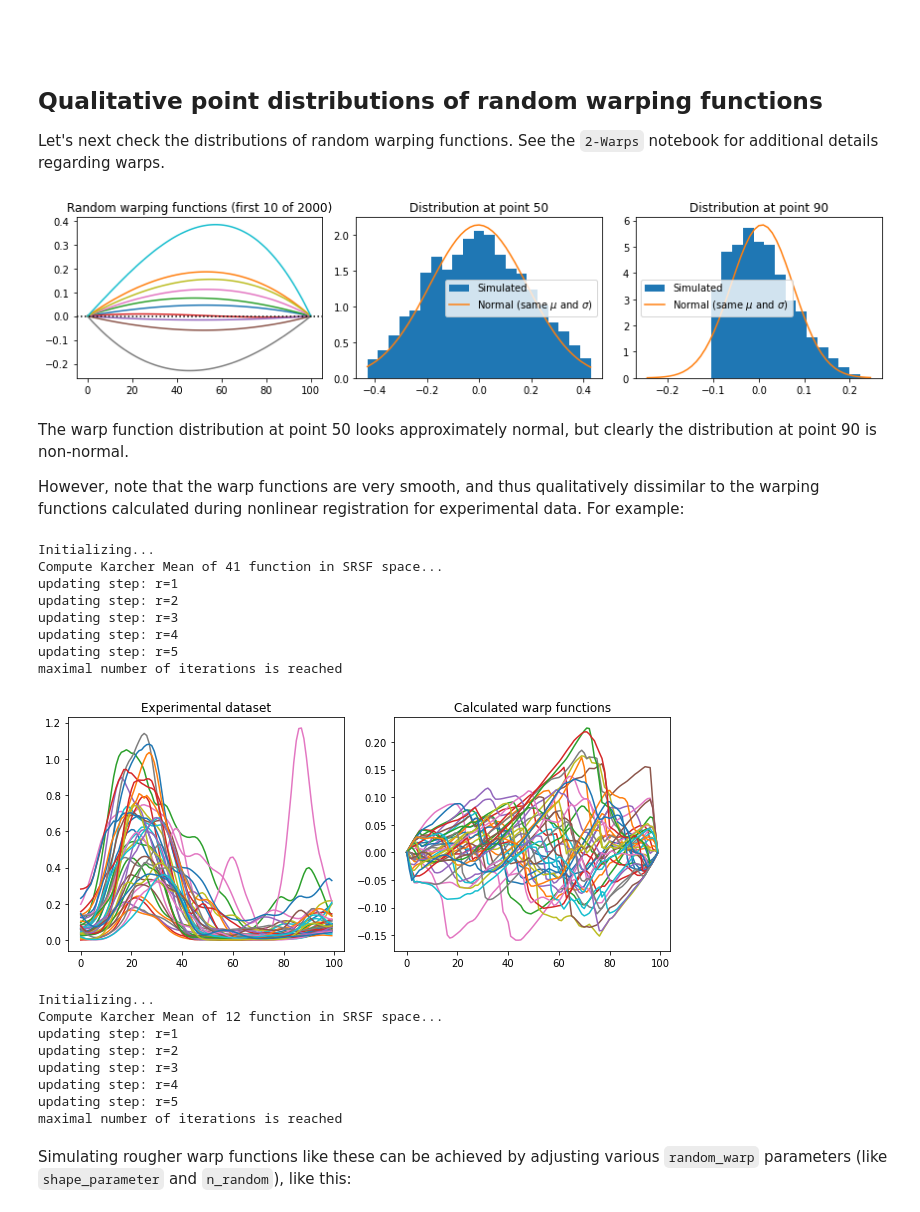
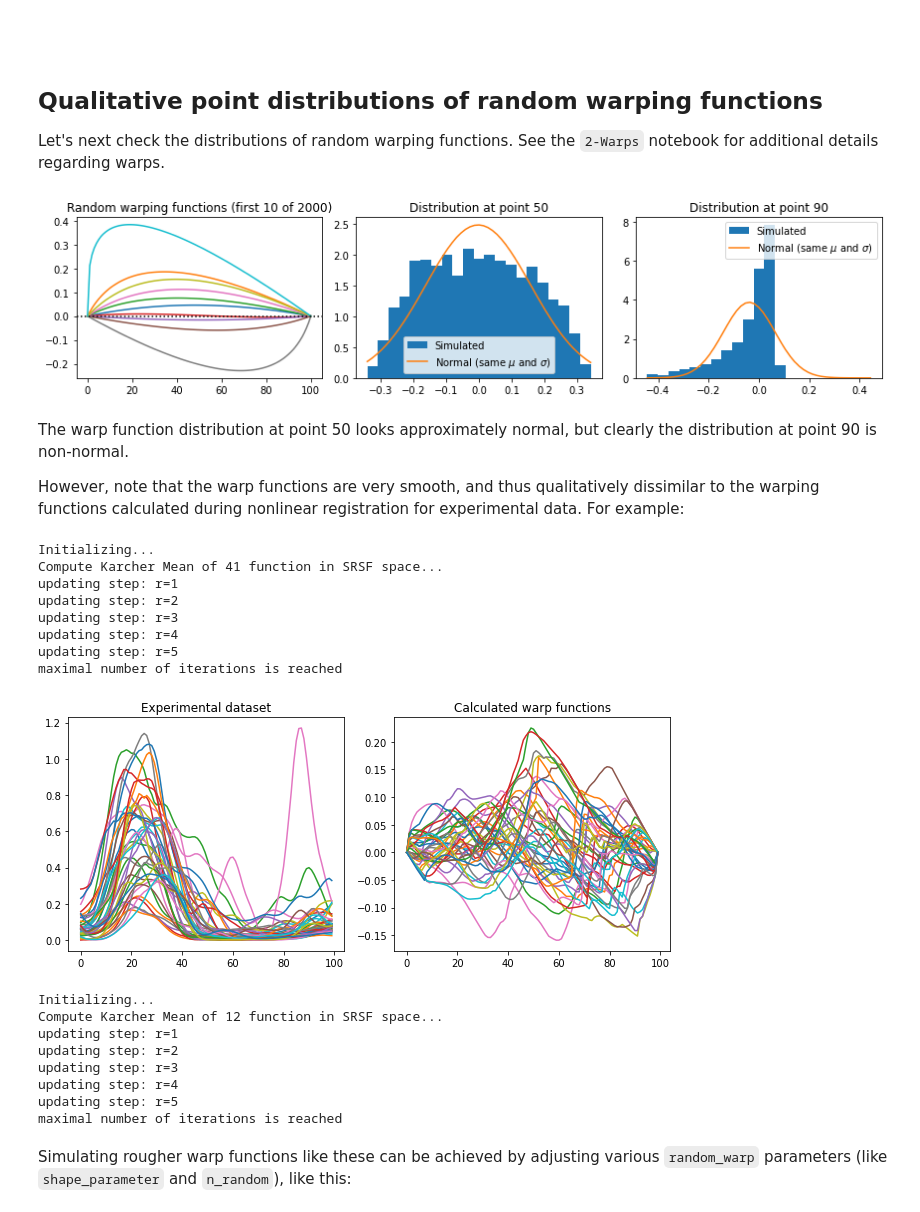
Before and after one commit to 0todd0000/nlreg1d, a Jupyter notebook: Notebooks/5-Assumptions.ipynb, the cells around one changed output. Cells and saved outputs as stored; diff of their text form; code cells hidden in the pictures.

```diff
--- a/Notebooks/5-Assumptions.ipynb
+++ b/Notebooks/5-Assumptions.ipynb
@@ -84,37 +84,38 @@ np.random.seed(12345)
 J     = 2000     # number of observations
 Q     = 101      # number of grid points (equally spaced)
 w     = nl.random_warp( J, Q, sigma=1, shape_parameter=100, n_random=5, as_warp_object=True )
-d     = w.get_deviation_from_linear_time()
+# d     = w.get_deviation_from_linear_time()
+d     = w.get_displacement_field()
 inds  = [50, 90] # points at which to consider the distribution
 
 
 # create figure:
 fig,axs = plt.subplots(1, 3, figsize=(12,3))
 ax0,ax1,ax2 = axs
 
 # plot random warp functions
 ax0.plot( d[:10].T )
 ax0.axhline(color='k', ls=':')
 ax0.set_title( f'Random warping functions (first 10 of {J})' )
 
 # plot warp function value distributions at two domain points:
 for ax,ind in zip(axs[1:], inds):
     dd      = d[:,ind]
     x0,x1   = dd.min(), dd.max()
     x0,x1   = (-x1,x1) if (x1 > abs(x0)) else (x0,-x0)
     # observed distribution:
     ax.hist( dd, bins=21, range=(x0,x1), density=True, label='Simulated' )
     # theoretical distribution:
     x       = np.linspace(x0, x1, 51)
     pdf     = stats.norm.pdf(x, dd.mean(), dd.std(ddof=1))
     ax.plot(x, pdf, label='Normal (same $\mu$ and $\sigma$)')
     ax.legend()
     ax.set_title( f'Distribution at point {ind}' )
 
 plt.tight_layout()
 plt.show()
 # %% [output]
-[figure, old version]
+[figure, new version]
 # %% [markdown]
 The warp function distribution at point 50 looks approximately normal, but clearly the distribution at point 90 is non-normal.
 
@@ -124,7 +125,8 @@ dataset   = nl.data.Besier2009VastusForce()
 y         = dataset.dv
 yr,wf     = nl.register_srsf(y, MaxItr=5)
 wlist     = nl.Warp1DList( wf )
-d         = wlist.get_deviation_from_linear_time()
+# d         = wlist.get_deviation_from_linear_time()
+d         = wlist.get_displacement_field()
 
 fig,axs   = plt.subplots(1, 2, figsize=(9,4))
 ax0,ax1   = axs
@@ -143,7 +145,7 @@ updating step: r=3
 updating step: r=4
 updating step: r=5
 maximal number of iterations is reached
-[figure, old version]
+[figure, new version]
 Initializing...
 Compute Karcher Mean of 12 function in SRSF space...
 updating step: r=1
```
Also changed, not shown: parts of 5 cells of this notebook.
